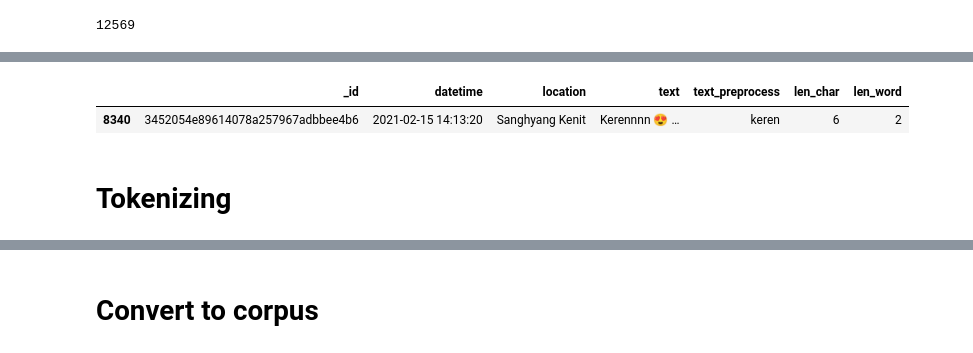
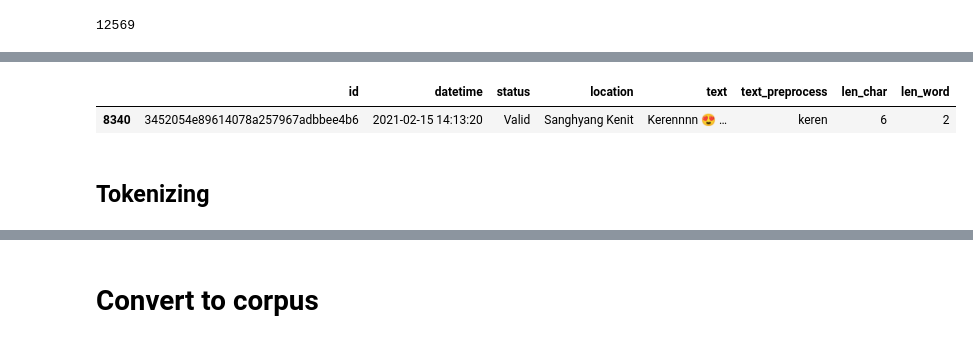
Before and after one commit to dzzlr/topic-modelling-tourism, a Jupyter notebook: notebook/topic-modelling-lda.ipynb, the cells around one changed output, grey strips where cells are left out. Cells and saved outputs as stored; diff of their text form; code cells hidden in the pictures.

Commit message:
Edit: preprocess step

```diff
--- a/notebook/topic-modelling-lda.ipynb
+++ b/notebook/topic-modelling-lda.ipynb
@@ -61,9 +90,11 @@ len(df)
 # %% [output]
 12569
 # %%
-df = df.drop(columns=['rating', 'scrapped_at'])
+df = df.drop(columns=['PIC', 'scrapped_at', 'rating', 'aksesibilitas', 'fasilitas (akomodasi dan amenitas)', 'aktivitas (atraksi dan aktivitas)'])
-# %%
-df.drop(df[df.location == 'Situ Lembang Dano'].index, inplace=True)
+# %%
+df = df[df['location'] != 'Situ Lembang Dano']
+# %%
+df = df[df['status'] != 'Invalid']
 # %%
 df = df.drop_duplicates(subset=['text'])
 # %%
@@ -122,7 +147,7 @@ df.head()
 # %%
-df[df['_id'] == '3452054e89614078a257967adbbee4b6']
+df[df['id'] == '3452054e89614078a257967adbbee4b6']
 # %% [output]
-|  | _id | datetime | location | text | text_preprocess | len_char | len_word |
-| 8340 | 3452054e89614078a257967adbbee4b6 | 2021-02-15 14:13:20 | Sanghyang Kenit | Kerennnn 😍 … | keren | 6 | 2 |
+|  | id | datetime | status | location | text | text_preprocess | len_char | len_word |
+| 8340 | 3452054e89614078a257967adbbee4b6 | 2021-02-15 14:13:20 | Valid | Sanghyang Kenit | Kerennnn 😍 … | keren | 6 | 2 |
 # %% [markdown]
-# Tokenizing
+## Tokenizing
```
Also changed, not shown: parts of 71 cells of this notebook.
